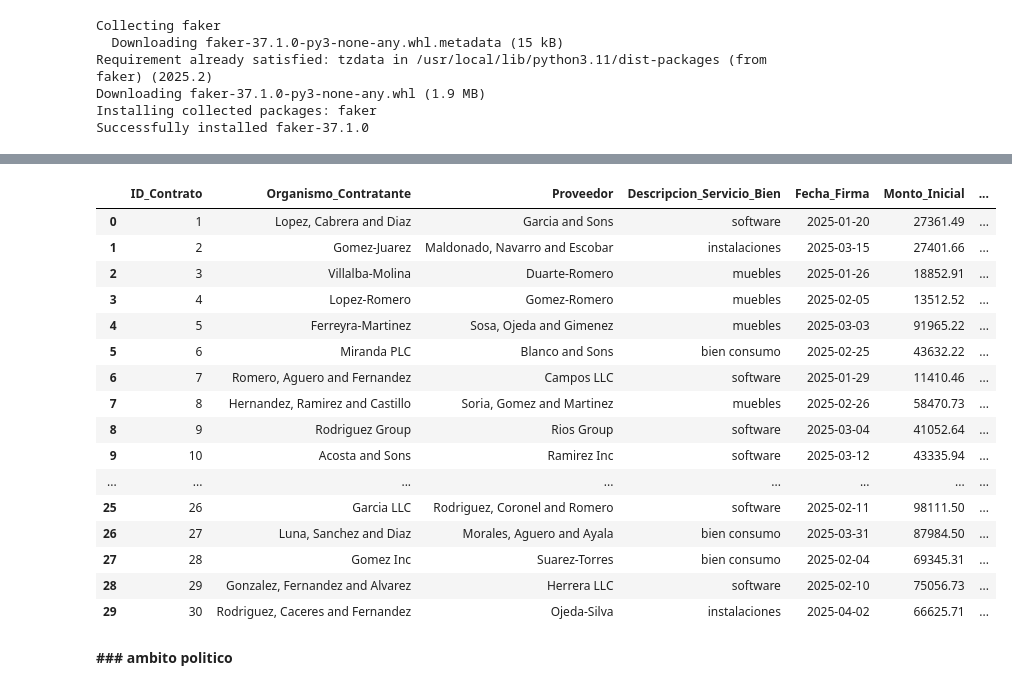
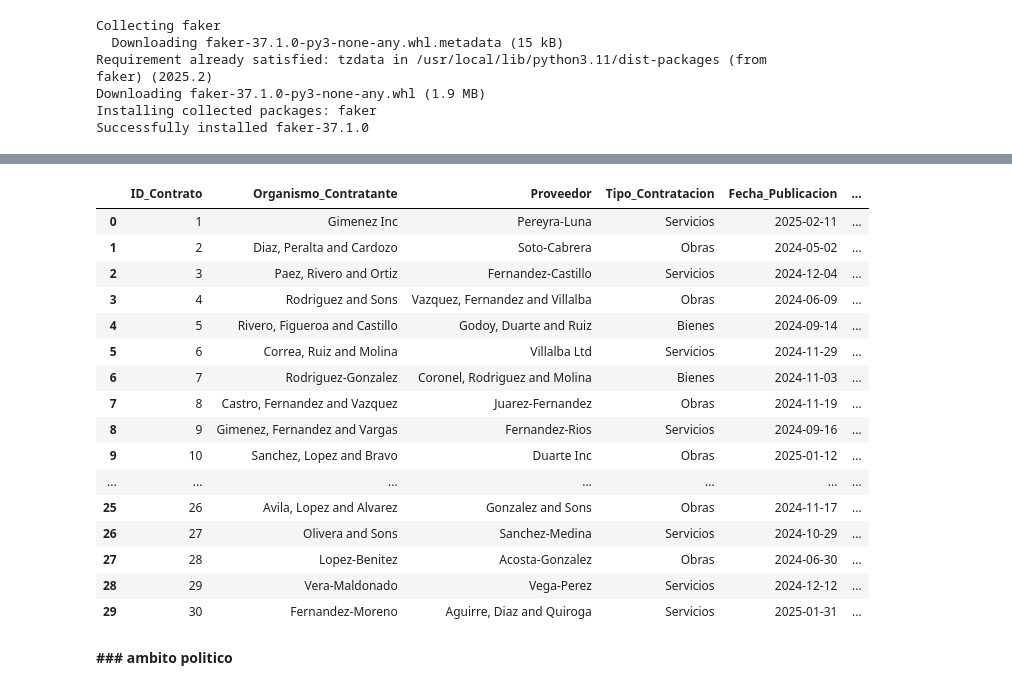
Before and after one commit to Viny2030/Libro_Algoritmos_contra_fraude_corrupcion, a Jupyter notebook: datasetlibro.ipynb, the cells around one changed output, grey strips where cells are left out. Drawn from its saved outputs; the diff is of its cells as text; code cells hidden in the pictures.

```diff
--- a/datasetlibro.ipynb
+++ b/datasetlibro.ipynb
@@ -1542,52 +1023,48 @@ Downloading faker-37.1.0-py3-none-any.whl (1.9 MB)
 Installing collected packages: faker
 Successfully installed faker-37.1.0
 # %%
+import pandas as pd
+import numpy as np
+from faker import Faker
 import random
-from faker import Faker
-import numpy as np
-import pandas as pd
 
-# 1. Generación de un dataset simulado para contratos con posibles diferencias de precio y mayores costos
+# 1. Generación de datos abiertos simulados (Ejemplo: Contrataciones Públicas)
 fake = Faker('es_AR')
-
 num_contratos = 30
 montos = np.random.uniform(5000, 100000, num_contratos)
 montos_formateados = ["{:.2f}".format(monto) for monto in montos]
 
-# Corrección aquí: convierte cada monto a float, multiplica por 1.20, y luego convierte a int
 montos_finales = [int(float(monto) * 1.20) for monto in montos_formateados]
-
-data_contratos = {
+data_contrataciones = {
     'ID_Contrato': range(1, num_contratos + 1),
     'Organismo_Contratante': [fake.company() for _ in range(num_contratos)],
     'Proveedor': [fake.company() for _ in range(num_contratos)],
-    'Descripcion_Servicio_Bien': [random.choice(['bien consumo', 'muebles', 'instalaciones', 'software']) for _ in range(num_contratos)],
-    'Fecha_Firma': pd.to_datetime([fake.date_this_year() for _ in range(num_contratos)]),
-    'Monto_Inicial': montos_formateados,
-    'Plazo_Inicial_Dias': np.random.randint(30, 365, num_contratos),
-    'Estado_Contrato': [random.choice(['Vigente', 'Finalizado', 'Rescindido', 'Prorrogado']) for _ in range(num_contratos)],
-    'Monto_Final': montos_finales,  # Usa la lista de montos finales calculados
-    'Plazo_Final_Dias': np.random.randint(30, 730, num_contratos),
-    'Motivo_Mayor_Costo': [random.choice(['Ninguno', 'Modificaciones', 'Imprevistos', 'Cambio_Alcance']) for _ in range(num_contratos)],
-    'Numero_Modificaciones': np.random.randint(0, 4, num_contratos),
-    'Es_Sospechoso': np.zeros(num_contratos, dtype=int)
+    'Tipo_Contratacion': [random.choice(['Bienes', 'Servicios', 'Obras']) for _ in range(num_contratos)],
+    'Fecha_Publicacion': pd.to_datetime(
+        [fake.date_between(start_date='-365d', end_date='today') for _ in range(num_contratos)]),
+    'Fecha_Adjudicacion': pd.to_datetime(
+        [fake.date_between(start_date='-300d', end_date='today') for _ in range(num_contratos)]),
+    'Monto_Adjudicado': montos_formateados,
+    'Proceso_Licitacion': [random.choice(['Licitación Pública', 'Contratación Directa', 'Concurso de Precios']) for _ in
+                           range(num_contratos)],
+    'Cantidad_Ofertas': np.random.randint(1, 10, num_contratos),
+    'Estado': [random.choice(['Adjudicado', 'En Curso', 'Finalizado', 'Cancelado']) for _ in range(num_contratos)],
+    'Justificacion_Contratacion_Directa': [random.choice(['', 'Urgencia', 'Exclusividad', 'Menor Cuantía']) if random.random() < 0.2 and proc == 'Contratación Directa' else '' for proc in [random.choice(['Licitación Pública', 'Contratación Directa', 'Concurso de Precios']) for _ in range(num_contratos)]],
+    'Plazo_Ejecucion_Dias': np.random.randint(30, 365 * 2, num_contratos),
+    'Rubro_Bien_Servicio': [fake.job() for _ in range(num_contratos)]
 }
+df_contrataciones = pd.DataFrame(data_contrataciones)
 
-df_contratos1 = pd.DataFrame(data_contratos)
-
-# Las conversiones a numérico aquí ya no son necesarias para 'Monto_Final', pero las dejo para 'Monto_Inicial'.
-df_contratos1['Monto_Inicial'] = pd.to_numeric(df_contratos1['Monto_Inicial'], errors='coerce')
-
-# Actualizar Es_Sospechoso (código corregido)
-df_contratos1['Es_Sospechoso'] = np.where(
-    (df_contratos1['Monto_Final'] > 50000) & (df_contratos1['Numero_Modificaciones'] > 2),
+# Corrección aquí: comparación correcta de la columna con 'Urgencia'
+df_contrataciones['Es_Sospechoso'] = np.where(
+    (df_contrataciones['Justificacion_Contratacion_Directa'] == 'Urgencia') & (df_contrataciones['Proceso_Licitacion'] == 'Contratación Directa'),
     1,
     0
 )
 
-nombre_archivo_csv = 'df_contratos1.csv'
-df_contratos1.to_csv(nombre_archivo_csv, index=False)
+nombre_archivo_csv = 'df_contrataciones.csv'
+df_contrataciones.to_csv(nombre_archivo_csv, index=False)
 
 print(f"El DataFrame se ha guardado exitosamente en el archivo '{nombre_archivo_csv}'")
-df_contratos1
+df_contrataciones
 # %% [output]
@@ -1595,19 +1072,19 @@ El DataFrame se ha guardado exitosamente en el archivo 'df_contratos1.csv'
-|  | ID_Contrato | Organismo_Contratante | Proveedor | Descripcion_Servicio_Bien | Fecha_Firma | Monto_Inicial | ... |
-| 0 | 1 | Lopez, Cabrera and Diaz | Garcia and Sons | software | 2025-01-20 | 27361.49 | ... |
-| 1 | 2 | Gomez-Juarez | Maldonado, Navarro and Escobar | instalaciones | 2025-03-15 | 27401.66 | ... |
-| 2 | 3 | Villalba-Molina | Duarte-Romero | muebles | 2025-01-26 | 18852.91 | ... |
-| 3 | 4 | Lopez-Romero | Gomez-Romero | muebles | 2025-02-05 | 13512.52 | ... |
-| 4 | 5 | Ferreyra-Martinez | Sosa, Ojeda and Gimenez | muebles | 2025-03-03 | 91965.22 | ... |
-| 5 | 6 | Miranda PLC | Blanco and Sons | bien consumo | 2025-02-25 | 43632.22 | ... |
-| 6 | 7 | Romero, Aguero and Fernandez | Campos LLC | software | 2025-01-29 | 11410.46 | ... |
-| 7 | 8 | Hernandez, Ramirez and Castillo | Soria, Gomez and Martinez | muebles | 2025-02-26 | 58470.73 | ... |
-| 8 | 9 | Rodriguez Group | Rios Group | software | 2025-03-04 | 41052.64 | ... |
-| 9 | 10 | Acosta and Sons | Ramirez Inc | software | 2025-03-12 | 43335.94 | ... |
-| ... | ... | ... | ... | ... | ... | ... | ... |
-| 25 | 26 | Garcia LLC | Rodriguez, Coronel and Romero | software | 2025-02-11 | 98111.50 | ... |
-| 26 | 27 | Luna, Sanchez and Diaz | Morales, Aguero and Ayala | bien consumo | 2025-03-31 | 87984.50 | ... |
-| 27 | 28 | Gomez Inc | Suarez-Torres | bien consumo | 2025-02-04 | 69345.31 | ... |
-| 28 | 29 | Gonzalez, Fernandez and Alvarez | Herrera LLC | software | 2025-02-10 | 75056.73 | ... |
-| 29 | 30 | Rodriguez, Caceres and Fernandez | Ojeda-Silva | instalaciones | 2025-04-02 | 66625.71 | ... |
+|  | ID_Contrato | Organismo_Contratante | Proveedor | Tipo_Contratacion | Fecha_Publicacion | ... |
+| 0 | 1 | Gimenez Inc | Pereyra-Luna | Servicios | 2025-02-11 | ... |
+| 1 | 2 | Diaz, Peralta and Cardozo | Soto-Cabrera | Obras | 2024-05-02 | ... |
+| 2 | 3 | Paez, Rivero and Ortiz | Fernandez-Castillo | Servicios | 2024-12-04 | ... |
+| 3 | 4 | Rodriguez and Sons | Vazquez, Fernandez and Villalba | Obras | 2024-06-09 | ... |
+| 4 | 5 | Rivero, Figueroa and Castillo | Godoy, Duarte and Ruiz | Bienes | 2024-09-14 | ... |
+| 5 | 6 | Correa, Ruiz and Molina | Villalba Ltd | Servicios | 2024-11-29 | ... |
+| 6 | 7 | Rodriguez-Gonzalez | Coronel, Rodriguez and Molina | Bienes | 2024-11-03 | ... |
+| 7 | 8 | Castro, Fernandez and Vazquez | Juarez-Fernandez | Obras | 2024-11-19 | ... |
+| 8 | 9 | Gimenez, Fernandez and Vargas | Fernandez-Rios | Servicios | 2024-09-16 | ... |
+| 9 | 10 | Sanchez, Lopez and Bravo | Duarte Inc | Obras | 2025-01-12 | ... |
+| ... | ... | ... | ... | ... | ... | ... |
+| 25 | 26 | Avila, Lopez and Alvarez | Gonzalez and Sons | Obras | 2024-11-17 | ... |
+| 26 | 27 | Olivera and Sons | Sanchez-Medina | Servicios | 2024-10-29 | ... |
+| 27 | 28 | Lopez-Benitez | Acosta-Gonzalez | Obras | 2024-06-30 | ... |
+| 28 | 29 | Vera-Maldonado | Vega-Perez | Servicios | 2024-12-12 | ... |
+| 29 | 30 | Fernandez-Moreno | Aguirre, Diaz and Quiroga | Servicios | 2025-01-31 | ... |
 # %% [markdown]
 **### ambito politico**
```
Also changed, not shown: parts of 79 cells of this notebook.
